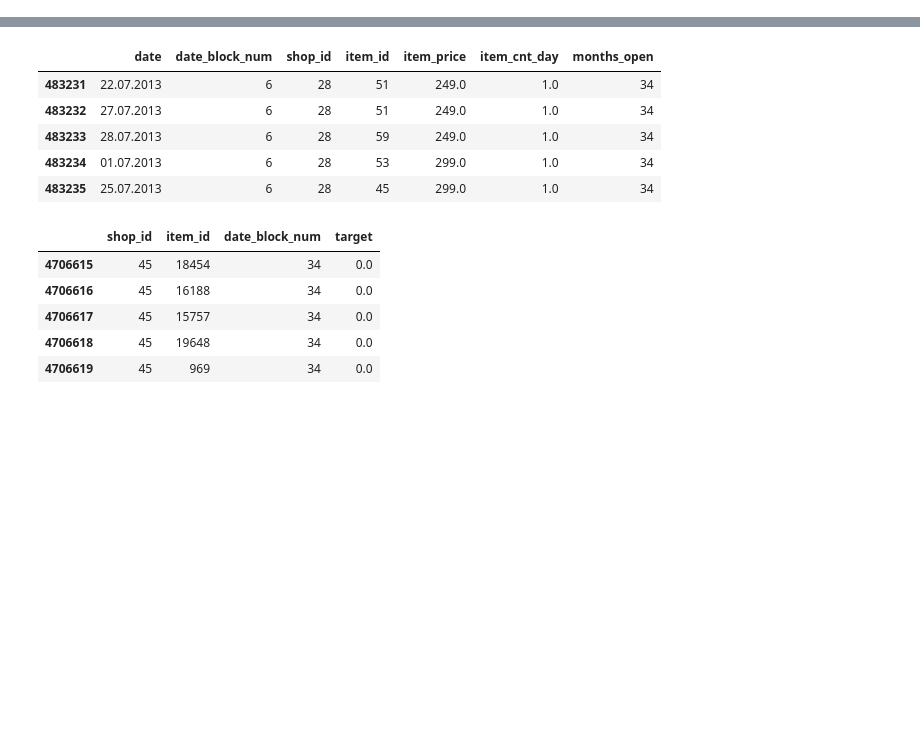
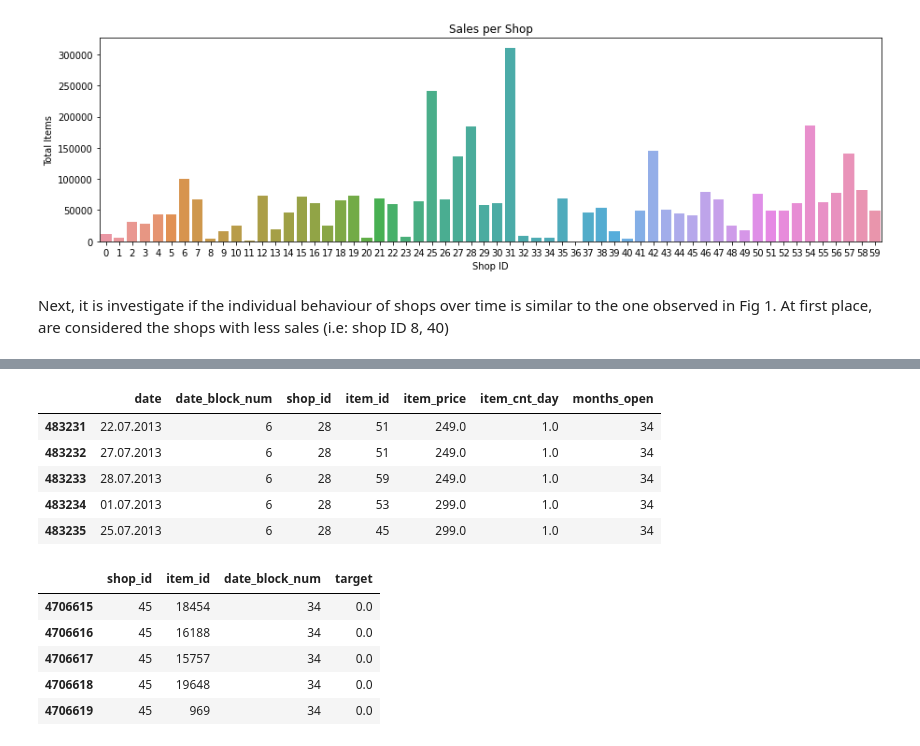
Before and after one commit to FutureAndroidLearn/coursera-kaggle-project, a Jupyter notebook: 04_Modelling_lag.ipynb, the cells around one changed output, grey strips where cells are left out. Cells and saved outputs as stored; diff of their text form; code cells hidden in the pictures; blank space fills up the shorter version.

```diff
--- a/04_Modelling_lag.ipynb
+++ b/04_Modelling_lag.ipynb
@@ -60,0 +157,4 @@ test_data.head()
+# %%
+# Sum sales per shop
+total_per_shop = df.groupby('shop_id').sum().sort_values(by=['item_cnt_day'], ascending = False).reset_index()
+total_per_shop.head()
@@ -60,0 +168,11 @@ test_data.head()
+# %%
+fig, ax = plt.subplots(figsize=(15,4))
+sns.barplot(total_per_shop.shop_id, total_per_shop.item_cnt_day)
+ax.set (xlabel = "Shop ID",
+        ylabel = "Total Items",
+        title = "Sales per Shop")
+plt.show()
+# %% [output]
+[figure, added]
+# %% [markdown]
+Next, it is investigate if the individual behaviour of shops over time is similar to the one observed in Fig 1. At first place, are considered the shops with less sales (i.e: shop ID 8, 40)
```
Also changed, not shown: parts of 42 cells of this notebook.
